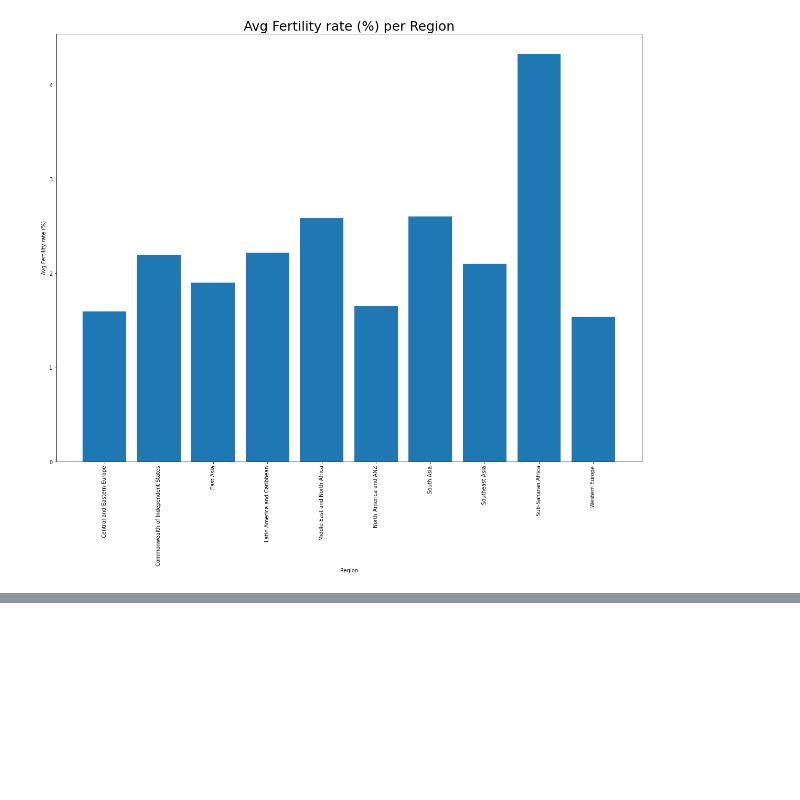
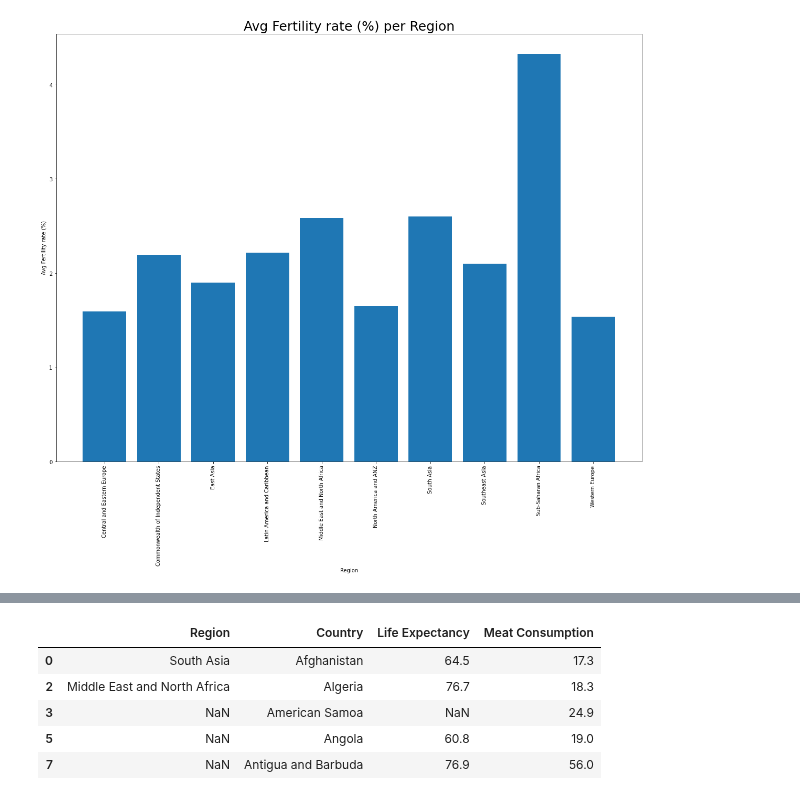
Before and after one commit to ermcgrew/bootcamp_project_one, a Jupyter notebook: data_analysis.ipynb, the cells around one changed output, grey strips where cells are left out. Cells and saved outputs as stored; diff of their text form; code cells hidden in the pictures; blank space fills up the shorter version.

```diff
--- a/data_analysis.ipynb
+++ b/data_analysis.ipynb
@@ -647,6 +685,13 @@ plt.show()
 # %%
-region_lifeexpect_df = merged_df.loc[:, ["Region", "Country", "Life Expectancy", "Meat Consumption"]]
+region_lifeexpect_df =noblanksmeat_df.loc[:, ["Region", "Country", "Life Expectancy", "Meat Consumption"]]
 region_lifeexpect_df.head()
+# %% [output]
+|  | Region | Country | Life Expectancy | Meat Consumption |
+| 0 | South Asia | Afghanistan | 64.5 | 17.3 |
+| 2 | Middle East and North Africa | Algeria | 76.7 | 18.3 |
+| 3 | NaN | American Samoa | NaN | 24.9 |
+| 5 | NaN | Angola | 60.8 | 19.0 |
+| 7 | NaN | Antigua and Barbuda | 76.9 | 56.0 |
 # %%
 CEEuro_df = region_lifeexpect_df.loc[region_lifeexpect_df["Region"] == "Central and Eastern Europe",:]
 Ind_States_df = region_lifeexpect_df.loc[region_lifeexpect_df["Region"] == "Commonwealth of Independent States",:]
```
Also changed, not shown: parts of 13 cells of this notebook, 1 other file.
